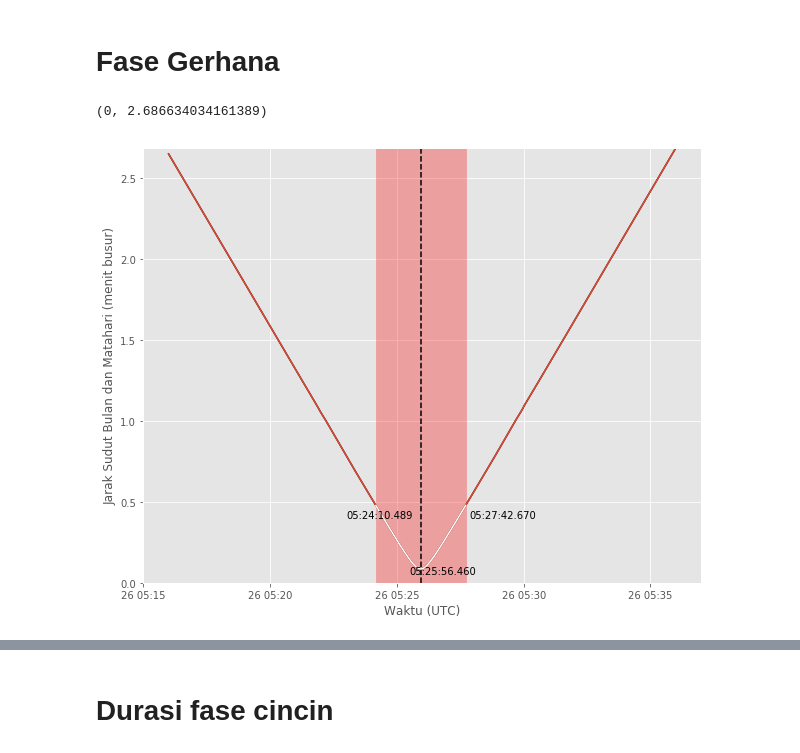
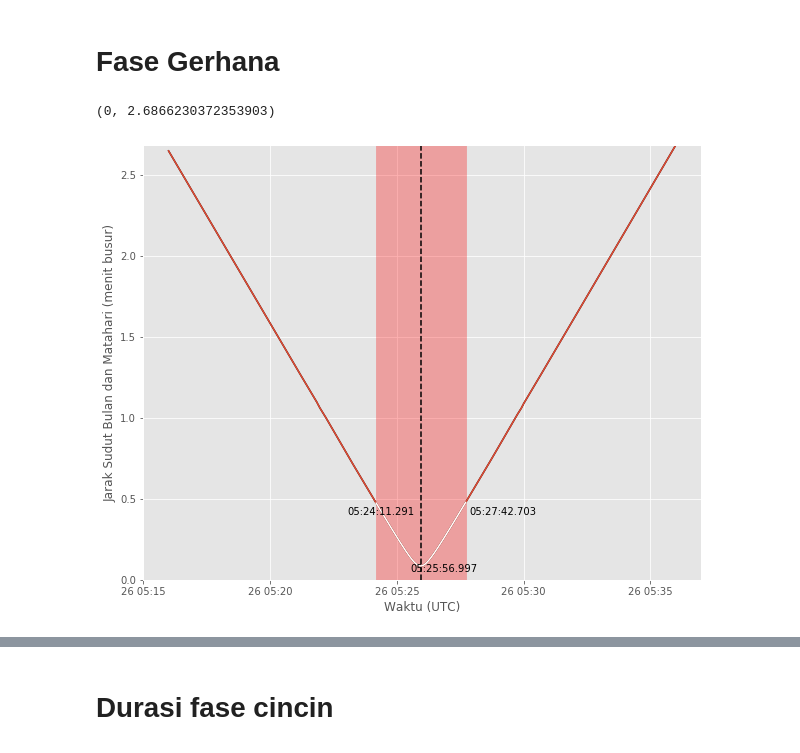
Before and after one commit to ubutnux/gmc2019, a Jupyter notebook: Prediksi gerhana matahari cincin pulau penyengat.ipynb, the cells around one changed output, grey strips where cells are left out. Saved outputs shown, nothing was run; the diff lists cells and outputs as text; code cells hidden in the pictures.

```diff
--- a/Prediksi gerhana matahari cincin pulau penyengat.ipynb
+++ b/Prediksi gerhana matahari cincin pulau penyengat.ipynb
@@ -22,8 +22,8 @@ def ukuran_tampak(R, jarak):
 # %%
 def matahariBulan(waktu, lokasi):
     altAzframe = AltAz(obstime=waktu, location=lokasi)
-    matahariAltAz = get_body('sun', waktu, penyengat).transform_to(altAzframe)
-    bulanAltAz = get_body('moon', waktu, penyengat).transform_to(altAzframe)
+    matahariAltAz = get_body('sun', waktu, lokasi).transform_to(altAzframe)
+    bulanAltAz = get_body('moon', waktu, lokasi).transform_to(altAzframe)
     separasi = matahariAltAz.separation(bulanAltAz)
 
     return separasi, matahariAltAz, bulanAltAz
@@ -41,7 +41,7 @@ penyengat.lat, penyengat.lon
 # %% [output]
 (<Latitude 0.9283 deg>, <Longitude 104.4178 deg>)
 # %%
-rentangWaktu = waktu_tebakan + np.linspace(-10, 10, 10000)*u.min
+rentangWaktu = waktu_tebakan + np.linspace(-10, 10, 1000)*u.min
 
 separasi, matahariAltAz, bulanAltAz = matahariBulan(rentangWaktu, penyengat)
 
@@ -65,25 +65,25 @@ puncakGerhana
 # %%
 sep = separasi
 puncakGerhana = rentangWaktu[np.argmin(matahariAltAz.separation(bulanAltAz).arcmin)]
 
 ukuranBulan = ukuran_tampak(R_bulan, bulanAltAz.distance)
 ukuranMatahari = ukuran_tampak(R_matahari, matahariAltAz.distance)
 
 cincin = sep < (ukuranMatahari - ukuranBulan)
-sebagian = sep < (ukuranMatahari + ukuranBulan)
+sebagian = sep <= (ukuranMatahari + ukuranBulan)
 
 plt.figure(figsize=(10, 8))
 plt.axvline(puncakGerhana.plot_date, c='k', ls='--')
 plt.axvspan(rentangWaktu.plot_date[cincin].min(), rentangWaktu.plot_date[cincin].max(), color='red', alpha=0.3)
 plt.plot_date(rentangWaktu.plot_date, sep.arcmin, fmt='-', c='k')
 plt.plot_date(rentangWaktu.plot_date[sebagian], sep.arcmin[sebagian], fmt='-')
 plt.plot_date(rentangWaktu.plot_date[cincin], sep.arcmin[cincin], fmt='-', color='white')
 plt.text(rentangWaktu.plot_date[cincin].min()-0.0008, 0.4, np.min(rentangWaktu[cincin]).strftime('%H:%M:%S.%f'))
 plt.text(rentangWaktu.plot_date[cincin].max()+0.0001, 0.4, np.max(rentangWaktu[cincin]).strftime('%H:%M:%S.%f'))
 plt.text(puncakGerhana.plot_date-0.0003, 0.05, puncakGerhana.strftime('%H:%M:%S.%f'))
 plt.ylabel('Jarak Sudut Bulan dan Matahari (menit busur)')
 plt.xlabel('Waktu (UTC)')
 plt.ylim(0, sep.arcmin[-1])
 # %% [output]
-(0, 2.686634034161389)
+(0, 2.6866230372353903)
-[figure, old version]
+[figure, new version]
```
Also changed, not shown: parts of 10 cells of this notebook.
